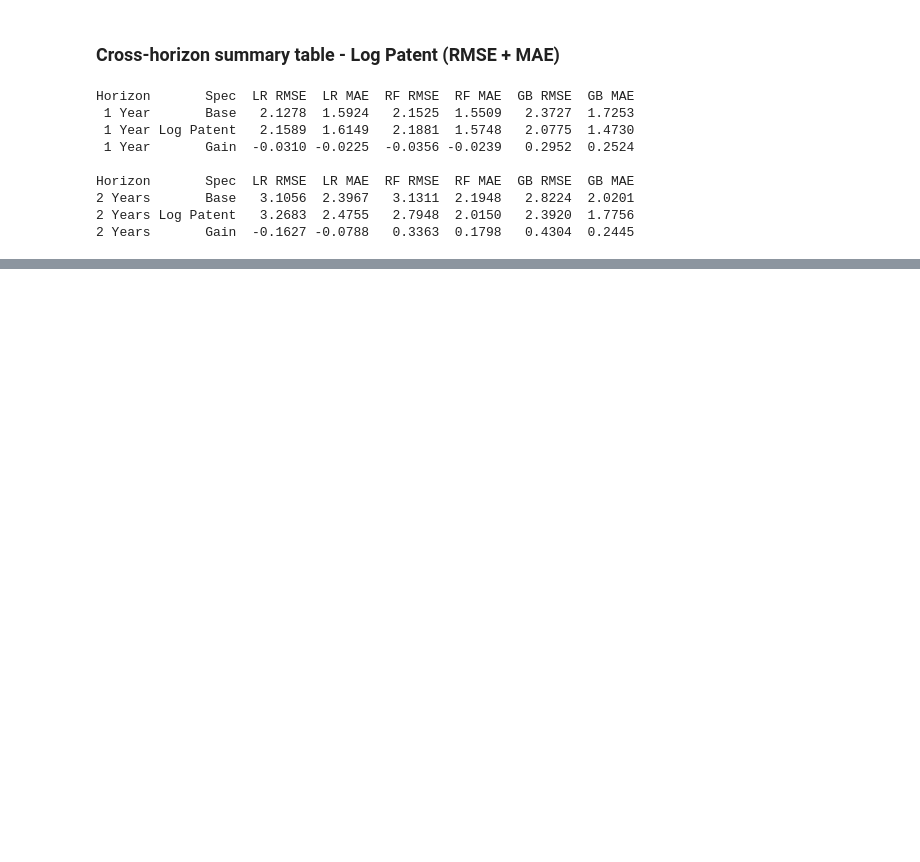
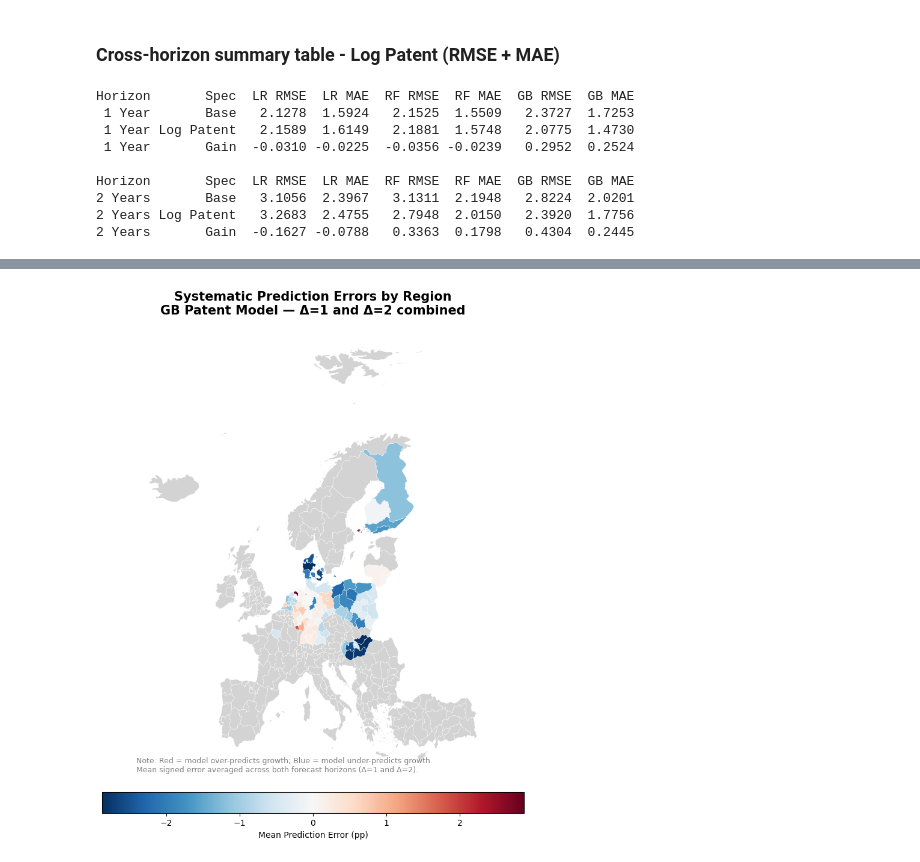
Before and after one commit to SL-Pedro/masters, a Jupyter notebook: Patents1.3.ipynb, the cells around one changed output, grey strips where cells are left out. Cells and saved outputs as stored; diff of their text form; code cells hidden in the pictures; blank space fills up the shorter version.

```diff
--- a/Patents1.3.ipynb
+++ b/Patents1.3.ipynb
@@ -3691,6 +3695,12 @@ With **Delta = 1**: anchor years are 2003, 2004, 2005, ..., 2018 (growth measure
 df_patents_raw = pd.read_csv("EPO_NUTS2_2021_features1.csv")
 # %%
 df_h1 = build_horizon_dataset(df, df_patents_raw, horizon=1)
+
+# Restringir às mesmas regiões do Delta=2 para comparabilidade
+patent_regions_d2 = set(df_pat["NUTS"].unique())  # as 88 regiões do Delta=2
+df_h1 = df_h1[df_h1["NUTS"].isin(patent_regions_d2)].copy()
+
+print("Regiões em df_h1:", df_h1["NUTS"].nunique())  # deve imprimir 88
 print("Shape:", df_h1.shape)
 print("Anchor years:", sorted(df_h1["Year"].unique()))
 # %% [output]
@@ -4238,0 +4680,4 @@ Horizon       Spec  LR RMSE  LR MAE  RF RMSE  RF MAE  GB RMSE  GB MAE
+# %%
+y_pred_gb_log_h1 = grid_gb_log_h1.best_estimator_.predict(X_test_log_h1)
+print("Predições Δ=1:", y_pred_gb_log_h1.shape)
+print("Test set Δ=1:", test_log_h1["NUTS"].nunique(), "regiões")
@@ -4238,0 +4829,72 @@ Horizon       Spec  LR RMSE  LR MAE  RF RMSE  RF MAE  GB RMSE  GB MAE
+# %%
+import geopandas as gpd
+import matplotlib.pyplot as plt
+import pandas as pd
+import numpy as np
+from scipy import stats
+# ── (Assumes df_region_errors, nuts2_eu, etc. already built from previous cell) ──
+# ── FIGURE 1: Map of systematic prediction errors ─────────────────────────
+fig1, ax_map = plt.subplots(figsize=(12, 10))
+nuts2_eu[nuts2_eu["mean_error"].isna()].plot(
+    ax=ax_map, color="#d3d3d3", linewidth=0.3, edgecolor="white"
+)
+vmax_err = nuts2_eu["mean_error"].abs().quantile(0.95)
+nuts2_eu[nuts2_eu["mean_error"].notna()].plot(
+    column="mean_error",
+    ax=ax_map,
+    cmap="RdBu_r",
+    vmin=-vmax_err,
+    vmax=vmax_err,
+    linewidth=0.3,
+    edgecolor="white",
+    legend=True,
+    legend_kwds={
+        "label":       "Mean Prediction Error (pp)",
+        "orientation": "horizontal",
+        "shrink":      0.6,
+        "pad":         0.02
+    }
+)
+ax_map.set_title(
+    "Systematic Prediction Errors by Region\n"
+    "GB Patent Model — Δ=1 and Δ=2 combined",
+    fontsize=15, fontweight="bold", pad=14
+)
+ax_map.set_axis_off()
+ax_map.annotate(
+    "Note: Red = model over-predicts growth; Blue = model under-predicts growth.\n"
+    "Mean signed error averaged across both forecast horizons (Δ=1 and Δ=2).",
+    xy=(0.01, 0.02), xycoords="axes fraction", fontsize=9, color="grey"
+)
+plt.tight_layout()
+plt.savefig("error_map_only.png", dpi=200, bbox_inches="tight")
+plt.show()
+print("Saved: error_map_only.png")
+# ── FIGURE 2: Scatter — error vs GDP per capita ────────────────────────────
+fig2, ax_scatter = plt.subplots(figsize=(5.5, 5.5))
+x = df_region_errors["GDP_per_capita"].dropna()
+y = df_region_errors.loc[x.index, "mean_error"]
+slope, intercept, r, p, _ = stats.linregress(x, y)
+ax_scatter.scatter(x, y, color="steelblue", alpha=0.7,
+                   edgecolors="white", linewidth=0.5, s=40)
+ax_scatter.plot(x, slope * x + intercept,
+                color="firebrick", linewidth=1.3, linestyle="--")
+ax_scatter.axhline(0, color="black", linewidth=0.7, linestyle=":")
+ax_scatter.set_xlabel("GDP per Capita, 2017 (€)", fontsize=10)
+ax_scatter.set_ylabel("Mean Prediction Error (pp)", fontsize=10)
+ax_scatter.set_title(
+    "Prediction Error vs GDP per Capita",
+    fontsize=12, fontweight="bold", pad=10
+)
+ax_scatter.annotate(
+    f"r = {r:.2f}, p = {p:.3f}",
+    xy=(0.05, 0.92), xycoords="axes fraction", fontsize=9,
+    bbox=dict(boxstyle="round,pad=0.3", facecolor="lightyellow", edgecolor="grey")
+)
+ax_scatter.grid(alpha=0.3)
+plt.tight_layout()
+plt.savefig("error_scatter_gdp.png", dpi=200, bbox_inches="tight")
+plt.show()
+print("Saved: error_scatter_gdp.png")
+# %% [output]
+[figure, added]
```
Also changed, not shown: parts of 50 cells of this notebook.
